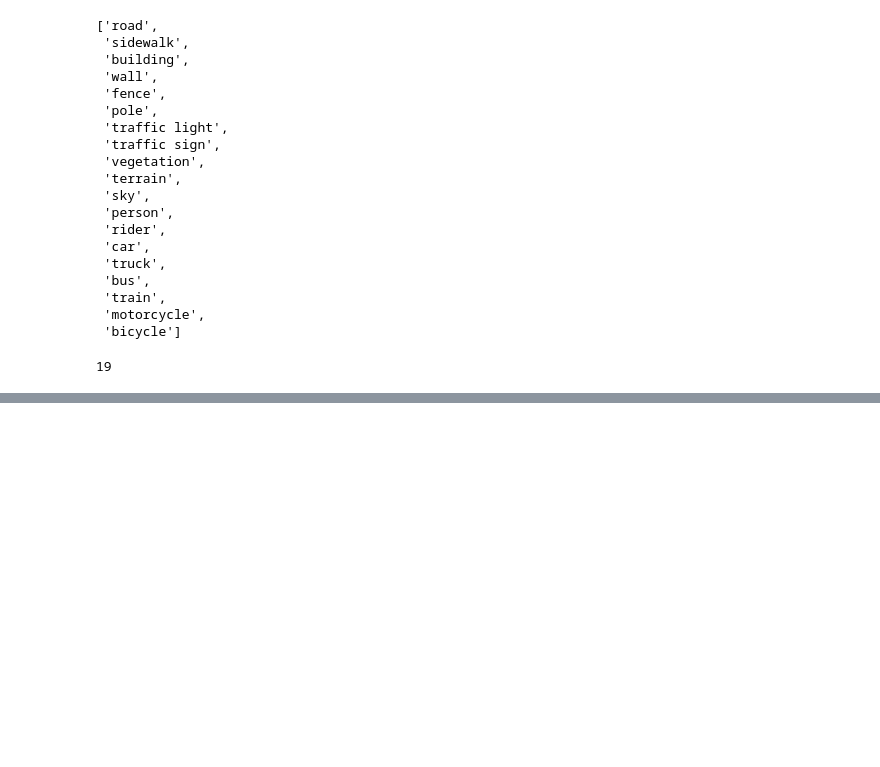
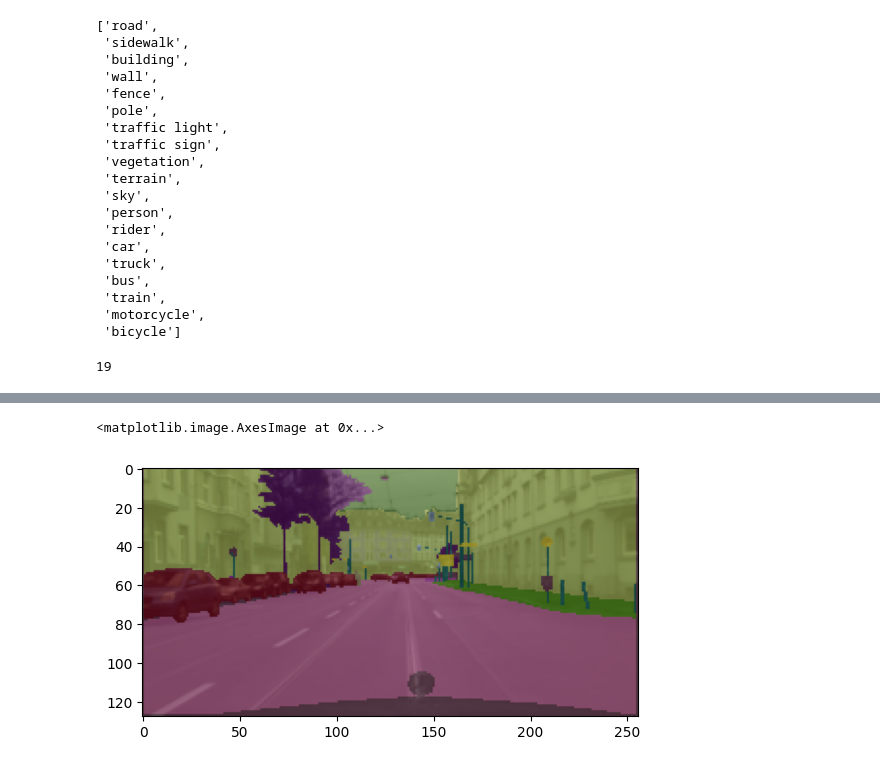
Before and after one commit to sarkarsachin57/ZELLA, a Jupyter notebook: backend/test.ipynb, the cells around one changed output, grey strips where cells are left out. Saved outputs shown, nothing was run; the diff lists cells and outputs as text; code cells hidden in the pictures; blank space fills up the shorter version.

```diff
--- a/backend/test.ipynb
+++ b/backend/test.ipynb
@@ -2269,0 +2429,19 @@ len(train_dataset.classes)
+# %%
+ann_path =  os.path.join(os.path.dirname(os.path.dirname(image_path)), "annotations", os.path.basename(image_path)[:-4]+".npy")
+# %%
+image = cv2.imread(image_path)
+segmap = np.load(ann_path)
+# %%
+segmap_vis = np.zeros_like(image)
+for class_id, class_name in enumerate(metadata["classes"]):
+    color = get_color_from_id(class_id+1)
+    segmap_vis[segmap.astype(int) == class_id] = color
+
+alpha = 0.5
+beta = 1 - alpha
+dst = cv2.addWeighted(image, alpha, segmap_vis, beta, 0.0)
+# %%
+plt.imshow(dst)
+# %% [output]
+<matplotlib.image.AxesImage at 0x...>
+[figure, added]
```
Also changed, not shown: parts of 14 cells of this notebook, 1 other file.
